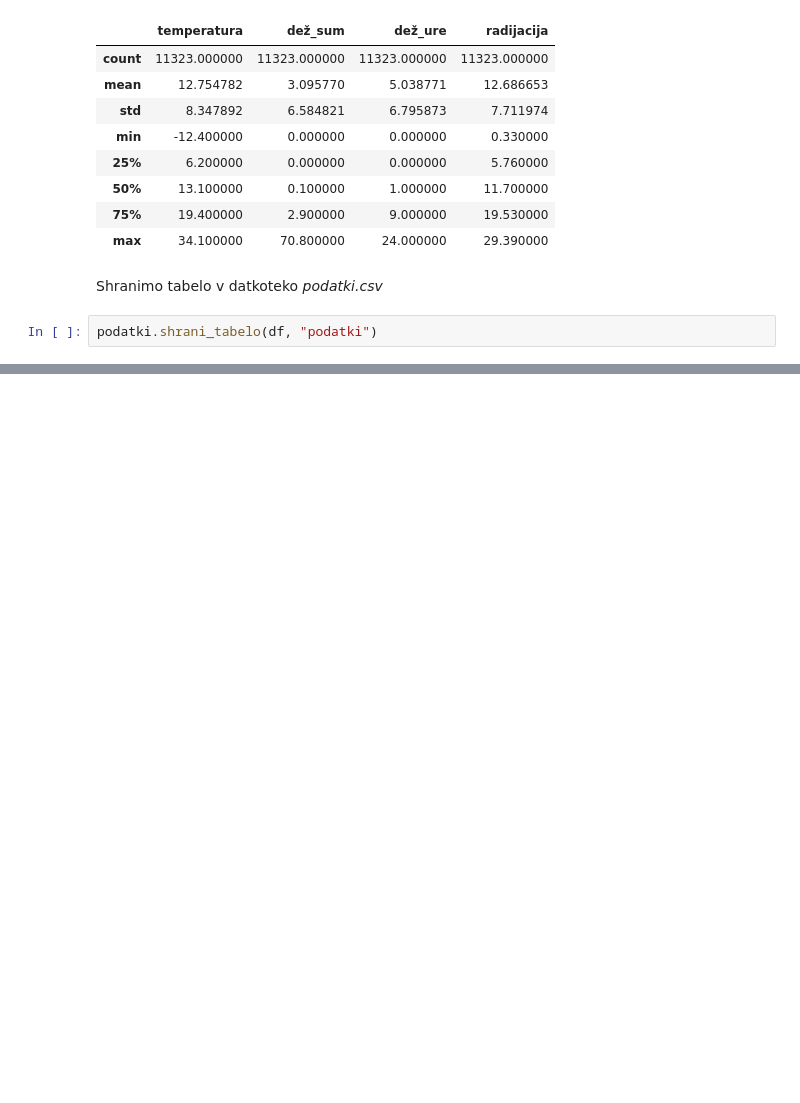
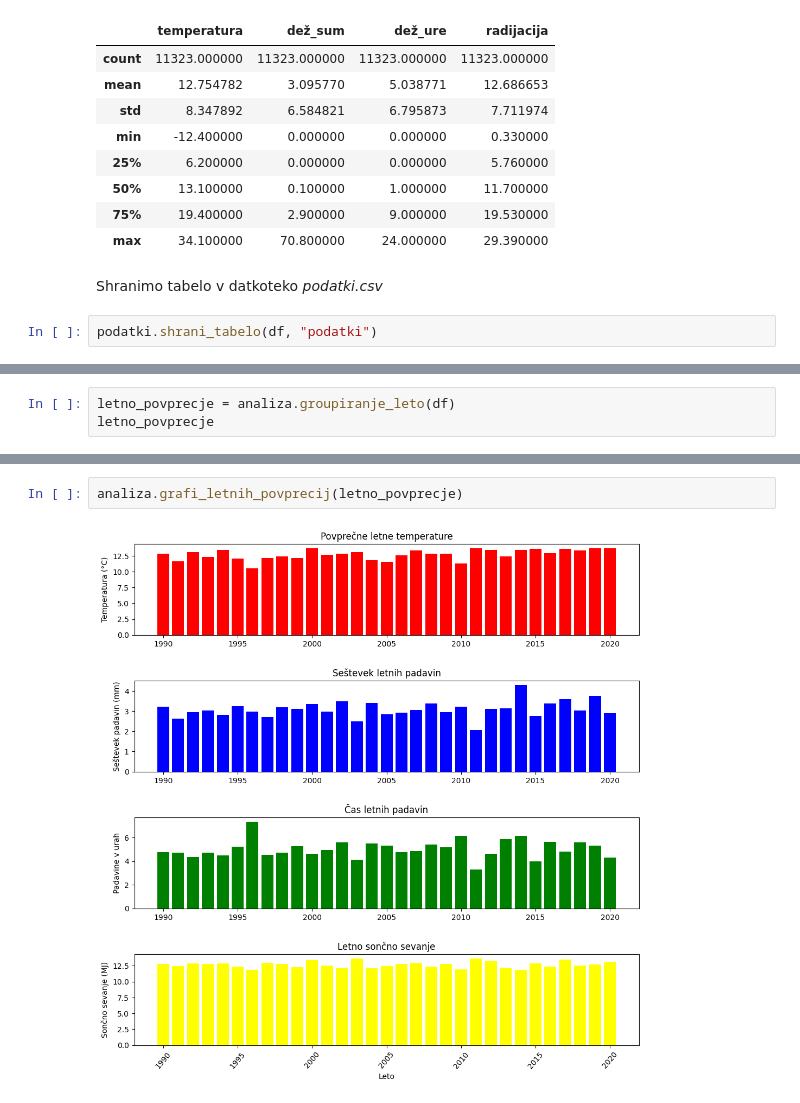
Before and after one commit to DavidSilc/UVP-analiza0, a Jupyter notebook: rezultati.ipynb, the cells around one changed output, grey strips where cells are left out. Saved outputs shown, nothing was run; the diff lists cells and outputs as text; blank space fills up the shorter version.

```diff
--- a/rezultati.ipynb
+++ b/rezultati.ipynb
@@ -61,0 +103,3 @@ podatki.shrani_tabelo(df, "podatki")
+# %%
+letno_povprecje = analiza.groupiranje_leto(df)
+letno_povprecje
@@ -61,0 +124,4 @@ podatki.shrani_tabelo(df, "podatki")
+# %%
+analiza.grafi_letnih_povprecij(letno_povprecje)
+# %% [output]
+[figure, added]
```
Also changed, not shown: parts of 18 cells of this notebook.
